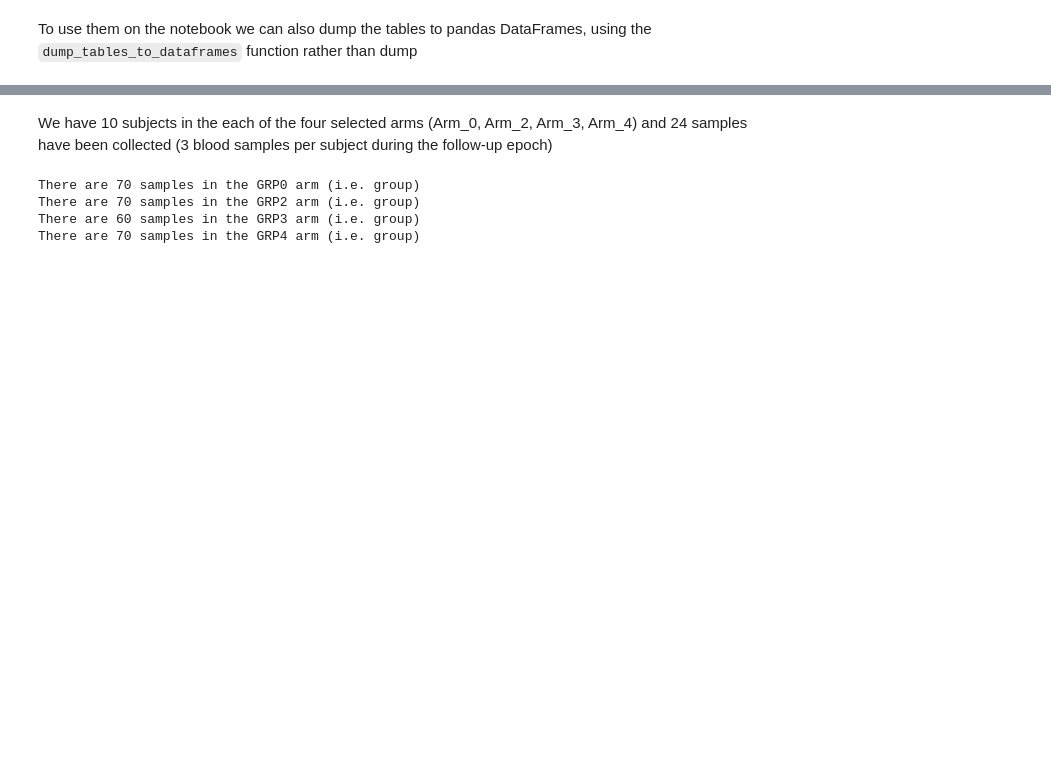
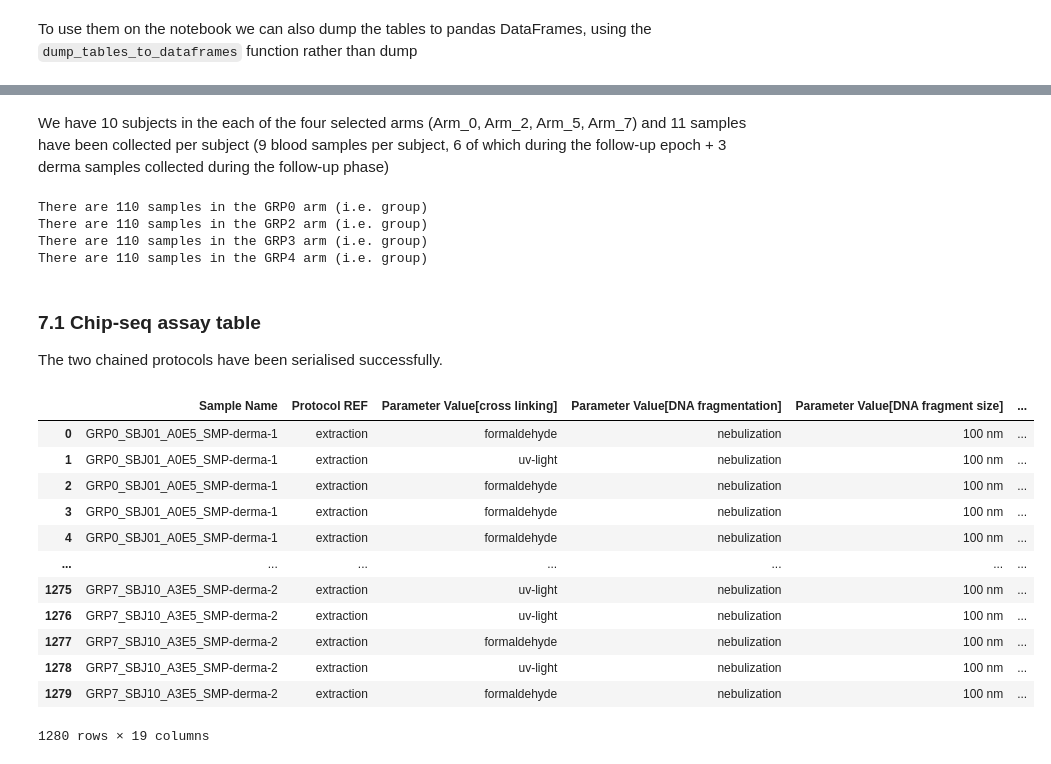
Before and after one commit to Zigur/isa-create-notebook, a Jupyter notebook: notebooks/Investigation-from-datascriptor-config.ipynb, the cells around one changed output, grey strips where cells are left out. Saved outputs shown, nothing was run; the diff lists cells and outputs as text; code cells hidden in the pictures; blank space fills up the shorter version.

```diff
--- a/notebooks/Investigation-from-datascriptor-config.ipynb
+++ b/notebooks/Investigation-from-datascriptor-config.ipynb
@@ -125,17 +130,37 @@ for key in dataframes.keys():
 # %% [markdown]
-We have 10 subjects in the each of the four selected arms (Arm_0, Arm_2, Arm_3, Arm_4) and 24 samples have been collected (3 blood samples per subject during the follow-up epoch)
+We have 10 subjects in the each of the four selected arms (Arm_0, Arm_2, Arm_5, Arm_7) and 11 samples have been collected per subject (9 blood samples per subject, 6 of which during the follow-up epoch + 3 derma samples collected during the follow-up phase)
 # %%
 study_frame = dataframes['s_study_01.txt']
 count_arm0_samples = len(study_frame[study_frame['Source Name'].apply(lambda el: 'GRP0' in el)])
 count_arm2_samples = len(study_frame[study_frame['Source Name'].apply(lambda el: 'GRP2' in el)])
-count_arm3_samples = len(study_frame[study_frame['Source Name'].apply(lambda el: 'GRP3' in el)])
-count_arm4_samples = len(study_frame[study_frame['Source Name'].apply(lambda el: 'GRP4' in el)])
+count_arm3_samples = len(study_frame[study_frame['Source Name'].apply(lambda el: 'GRP5' in el)])
+count_arm4_samples = len(study_frame[study_frame['Source Name'].apply(lambda el: 'GRP7' in el)])
 print("There are {} samples in the GRP0 arm (i.e. group)".format(count_arm0_samples))
 print("There are {} samples in the GRP2 arm (i.e. group)".format(count_arm2_samples))
 print("There are {} samples in the GRP3 arm (i.e. group)".format(count_arm3_samples))
 print("There are {} samples in the GRP4 arm (i.e. group)".format(count_arm4_samples))
 # %% [output]
-There are 70 samples in the GRP0 arm (i.e. group)
-There are 70 samples in the GRP2 arm (i.e. group)
-There are 60 samples in the GRP3 arm (i.e. group)
-There are 70 samples in the GRP4 arm (i.e. group)
+There are 110 samples in the GRP0 arm (i.e. group)
+There are 110 samples in the GRP2 arm (i.e. group)
+There are 110 samples in the GRP3 arm (i.e. group)
+There are 110 samples in the GRP4 arm (i.e. group)
+# %% [markdown]
+### 7.1 Chip-seq assay table
+
+The two chained protocols have been serialised successfully.
+# %%
+dataframes['a_AT16_protein-DNA-binding-site-identification_nucleic-acid-sequencing.txt']
+# %% [output]
+|  | Sample Name | Protocol REF | Parameter Value[cross linking] | Parameter Value[DNA fragmentation] | Parameter Value[DNA fragment size] | ... |
+| 0 | GRP0_SBJ01_A0E5_SMP-derma-1 | extraction | formaldehyde | nebulization | 100 nm | ... |
+| 1 | GRP0_SBJ01_A0E5_SMP-derma-1 | extraction | uv-light | nebulization | 100 nm | ... |
+| 2 | GRP0_SBJ01_A0E5_SMP-derma-1 | extraction | formaldehyde | nebulization | 100 nm | ... |
+| 3 | GRP0_SBJ01_A0E5_SMP-derma-1 | extraction | formaldehyde | nebulization | 100 nm | ... |
+| 4 | GRP0_SBJ01_A0E5_SMP-derma-1 | extraction | formaldehyde | nebulization | 100 nm | ... |
+| ... | ... | ... | ... | ... | ... | ... |
+| 1275 | GRP7_SBJ10_A3E5_SMP-derma-2 | extraction | uv-light | nebulization | 100 nm | ... |
+| 1276 | GRP7_SBJ10_A3E5_SMP-derma-2 | extraction | uv-light | nebulization | 100 nm | ... |
+| 1277 | GRP7_SBJ10_A3E5_SMP-derma-2 | extraction | formaldehyde | nebulization | 100 nm | ... |
+| 1278 | GRP7_SBJ10_A3E5_SMP-derma-2 | extraction | uv-light | nebulization | 100 nm | ... |
+| 1279 | GRP7_SBJ10_A3E5_SMP-derma-2 | extraction | formaldehyde | nebulization | 100 nm | ... |
+1280 rows × 19 columns
```
Also changed, not shown: parts of 15 cells of this notebook, 9 other files.
